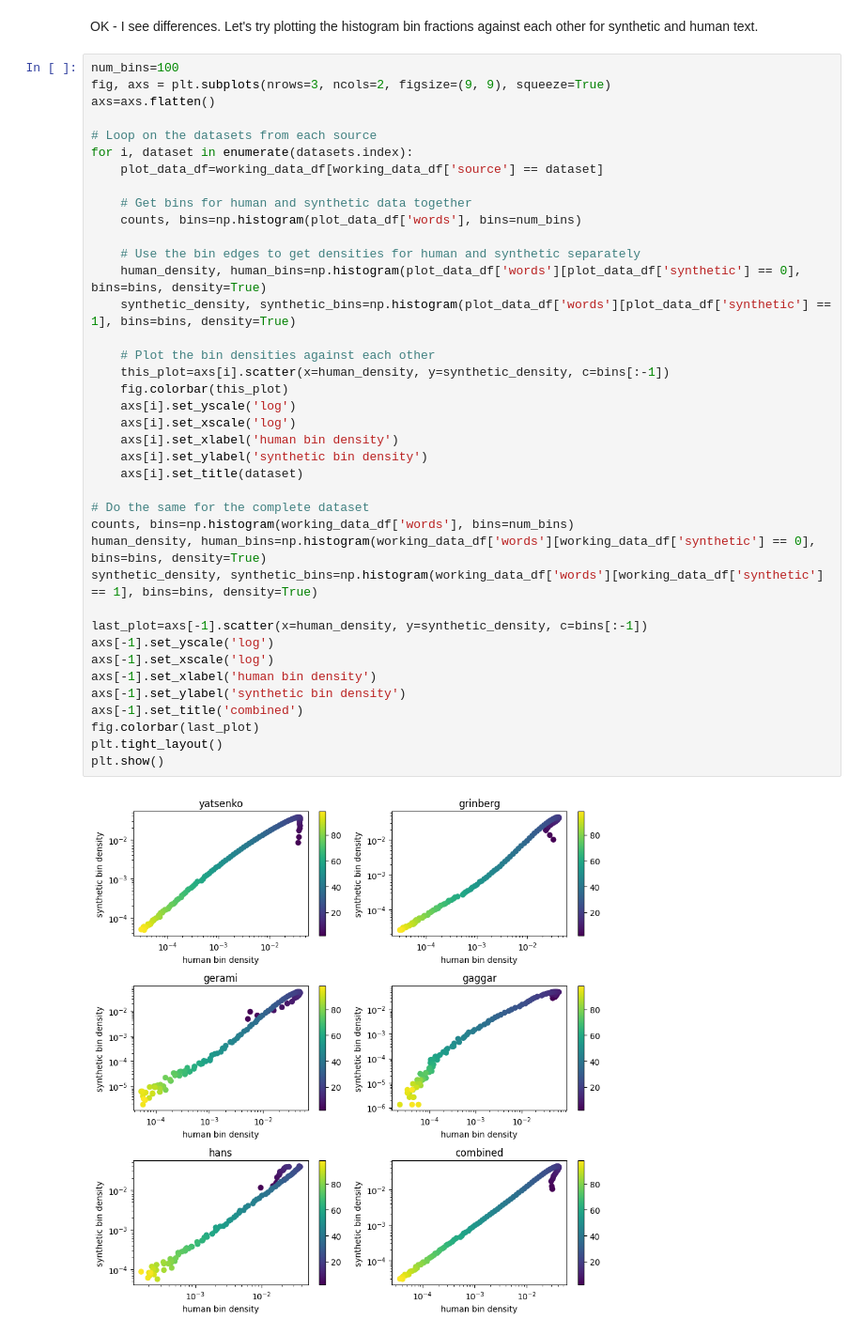
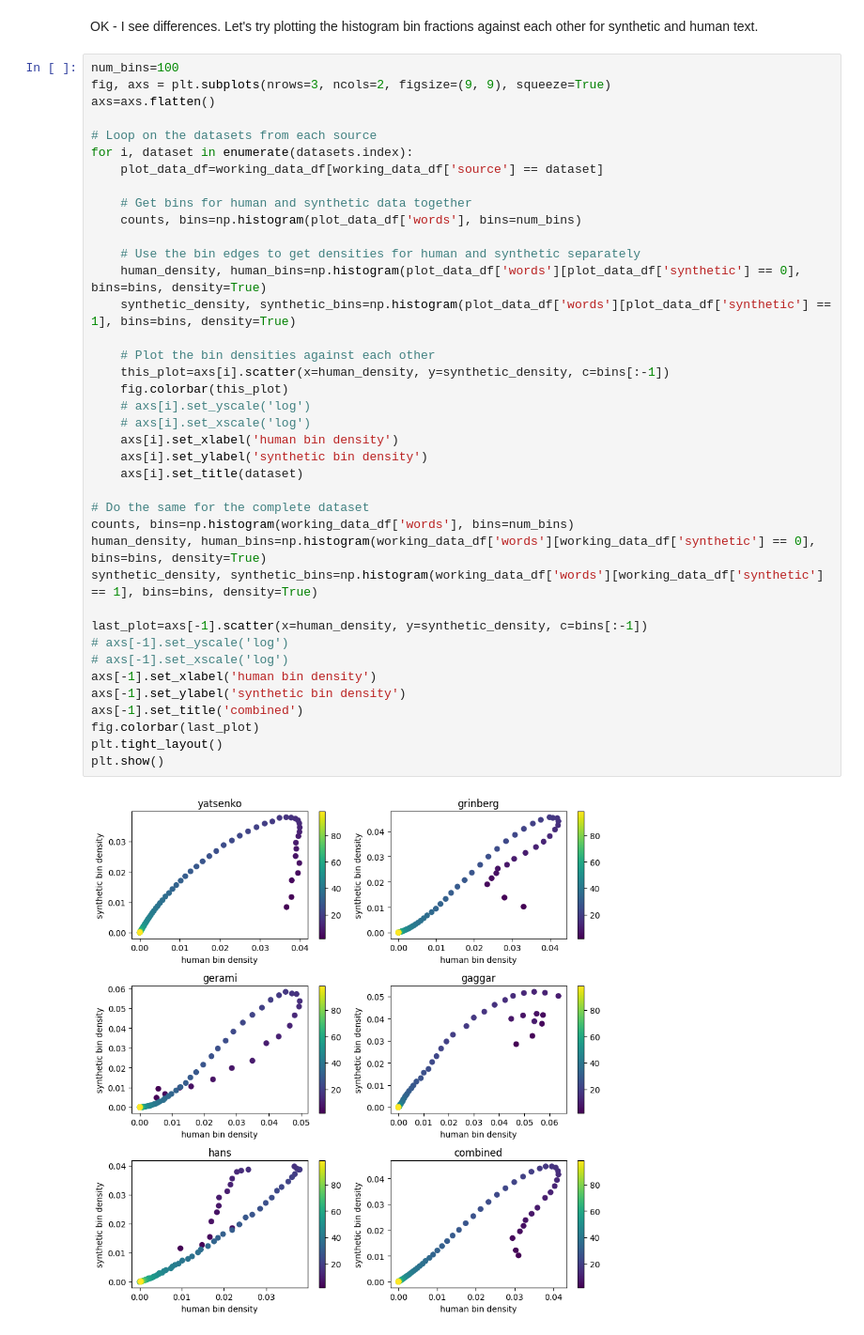
Before and after one commit to gperdrizet/llm_detector, a Jupyter notebook: perplexity_ratio_score/notebooks/04-sentence_data_exploration.ipynb, the cells around one changed output. Shown at 94% size. Saved outputs shown, nothing was run; the diff lists cells and outputs as text.

```diff
--- a/perplexity_ratio_score/notebooks/04-sentence_data_exploration.ipynb
+++ b/perplexity_ratio_score/notebooks/04-sentence_data_exploration.ipynb
@@ -261,35 +261,35 @@ axs=axs.flatten()
 for i, dataset in enumerate(datasets.index):
     plot_data_df=working_data_df[working_data_df['source'] == dataset]
 
     # Get bins for human and synthetic data together
     counts, bins=np.histogram(plot_data_df['words'], bins=num_bins)
 
     # Use the bin edges to get densities for human and synthetic separately
     human_density, human_bins=np.histogram(plot_data_df['words'][plot_data_df['synthetic'] == 0], bins=bins, density=True)
     synthetic_density, synthetic_bins=np.histogram(plot_data_df['words'][plot_data_df['synthetic'] == 1], bins=bins, density=True)
 
     # Plot the bin densities against each other
     this_plot=axs[i].scatter(x=human_density, y=synthetic_density, c=bins[:-1])
     fig.colorbar(this_plot)
-    axs[i].set_yscale('log')
-    axs[i].set_xscale('log')
+    # axs[i].set_yscale('log')
+    # axs[i].set_xscale('log')
     axs[i].set_xlabel('human bin density')
     axs[i].set_ylabel('synthetic bin density')
     axs[i].set_title(dataset)
 
 # Do the same for the complete dataset
 counts, bins=np.histogram(working_data_df['words'], bins=num_bins)
 human_density, human_bins=np.histogram(working_data_df['words'][working_data_df['synthetic'] == 0], bins=bins, density=True)
 synthetic_density, synthetic_bins=np.histogram(working_data_df['words'][working_data_df['synthetic'] == 1], bins=bins, density=True)
 
 last_plot=axs[-1].scatter(x=human_density, y=synthetic_density, c=bins[:-1])
-axs[-1].set_yscale('log')
-axs[-1].set_xscale('log')
+# axs[-1].set_yscale('log')
+# axs[-1].set_xscale('log')
 axs[-1].set_xlabel('human bin density')
 axs[-1].set_ylabel('synthetic bin density')
 axs[-1].set_title('combined')
 fig.colorbar(last_plot)
 plt.tight_layout()
 plt.show()
 # %% [output]
-[figure, old version]
+[figure, new version]
```
Also changed, not shown: parts of 4 cells of this notebook.
